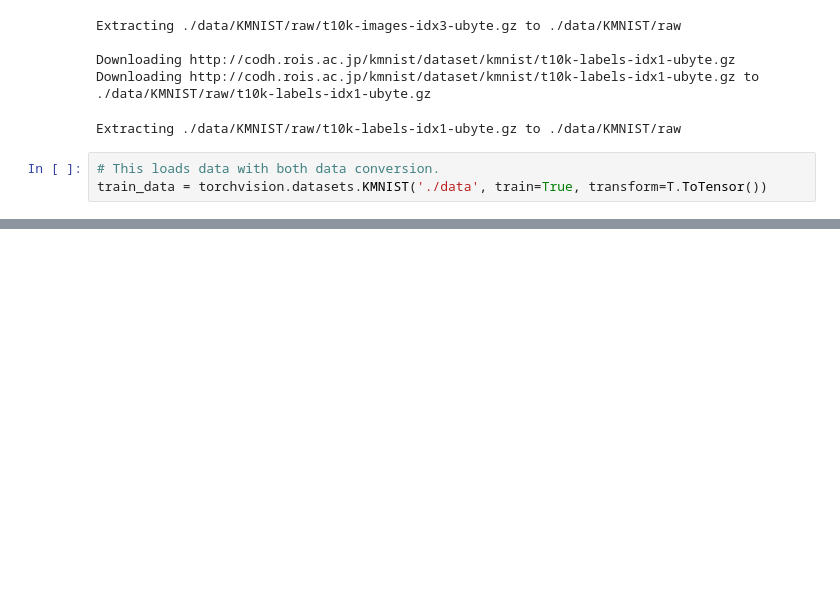
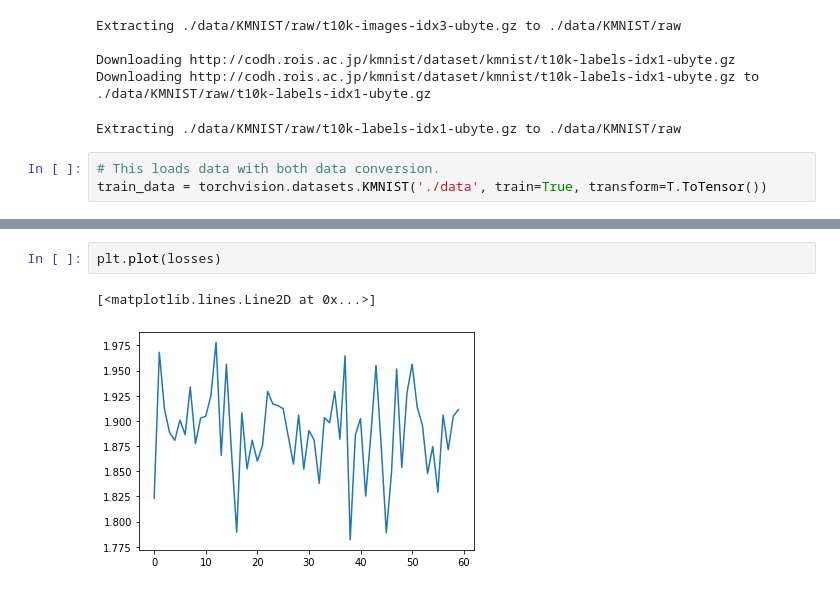
Before and after one commit to davidraamirez/GradientWithoutBackpropagation, a Jupyter notebook: CNN_bwd_gradient.ipynb, the cells around one changed output, grey strips where cells are left out. Drawn from its saved outputs; the diff is of its cells as text; blank space fills up the shorter version.

```diff
--- a/CNN_bwd_gradient.ipynb
+++ b/CNN_bwd_gradient.ipynb
@@ -42,0 +218,5 @@ train_data = torchvision.datasets.KMNIST('./data', train=True, transform=T.ToTen
+# %%
+plt.plot(losses)
+# %% [output]
+[<matplotlib.lines.Line2D at 0x...>]
+[figure, added]
```
Also changed, not shown: parts of 27 cells of this notebook.
